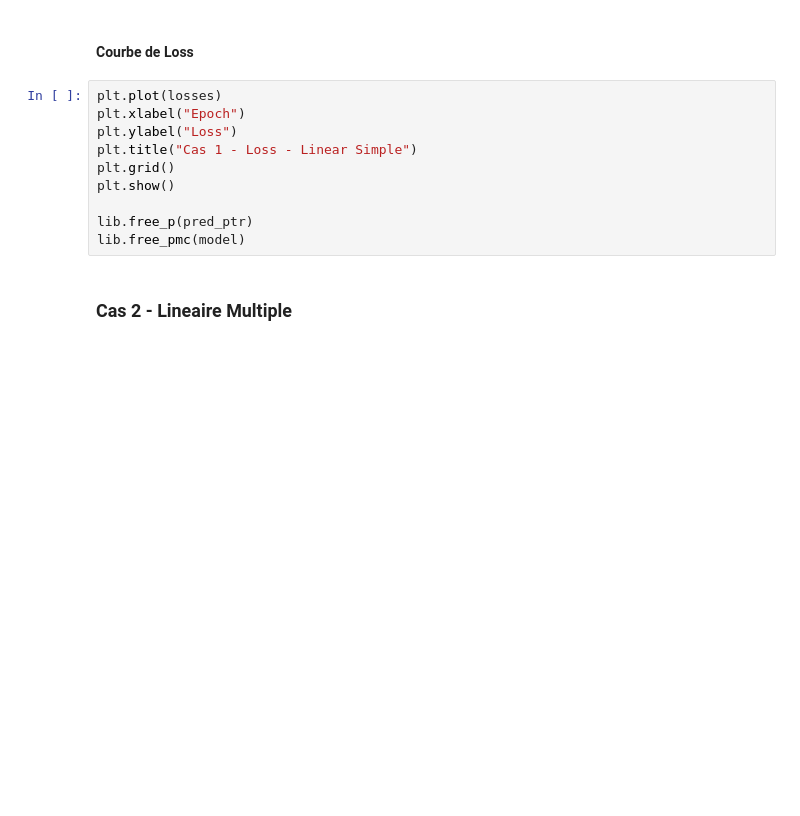
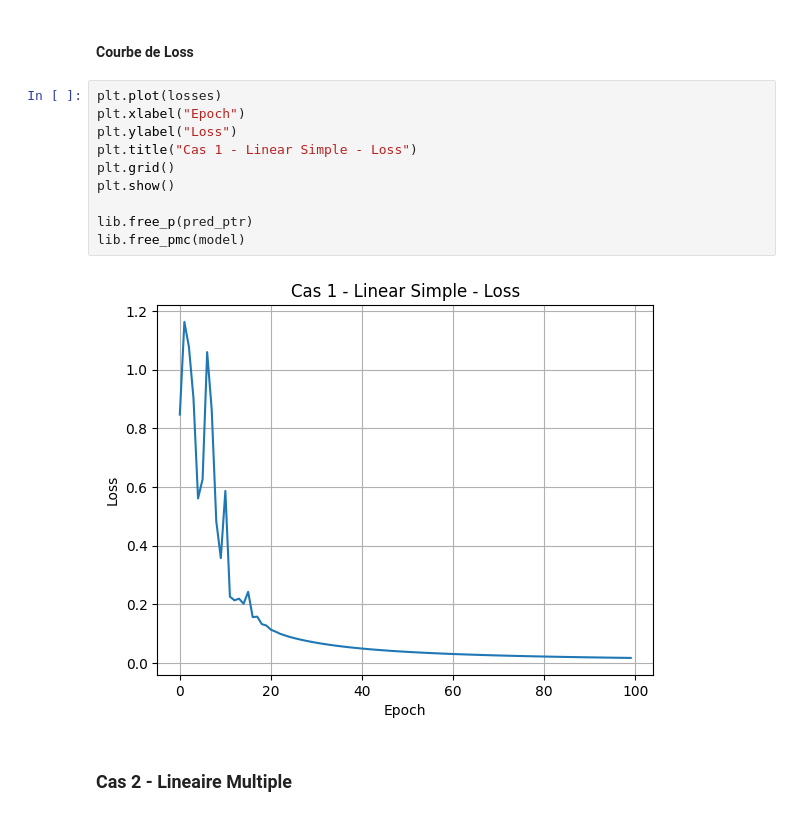
Before and after one commit to SamuelELbaz/Projet_Annuel_3IABD1_Lib_ML, a Jupyter notebook: CasTests.ipynb, the cells around one changed output. Drawn from its saved outputs; the diff is of its cells as text; blank space fills up the shorter version.

```diff
--- a/CasTests.ipynb
+++ b/CasTests.ipynb
@@ -127,13 +131,15 @@ plt.clf()
 # %%
 plt.plot(losses)
 plt.xlabel("Epoch")
 plt.ylabel("Loss")
-plt.title("Cas 1 - Loss - Linear Simple")
+plt.title("Cas 1 - Linear Simple - Loss")
 plt.grid()
 plt.show()
 
 lib.free_p(pred_ptr)
 lib.free_pmc(model)
+# %% [output]
+[figure, added]
 # %% [markdown]
 ### Cas 2 - Lineaire Multiple
 # %%
```
Also changed, not shown: parts of 19 cells of this notebook, 1 other file.
